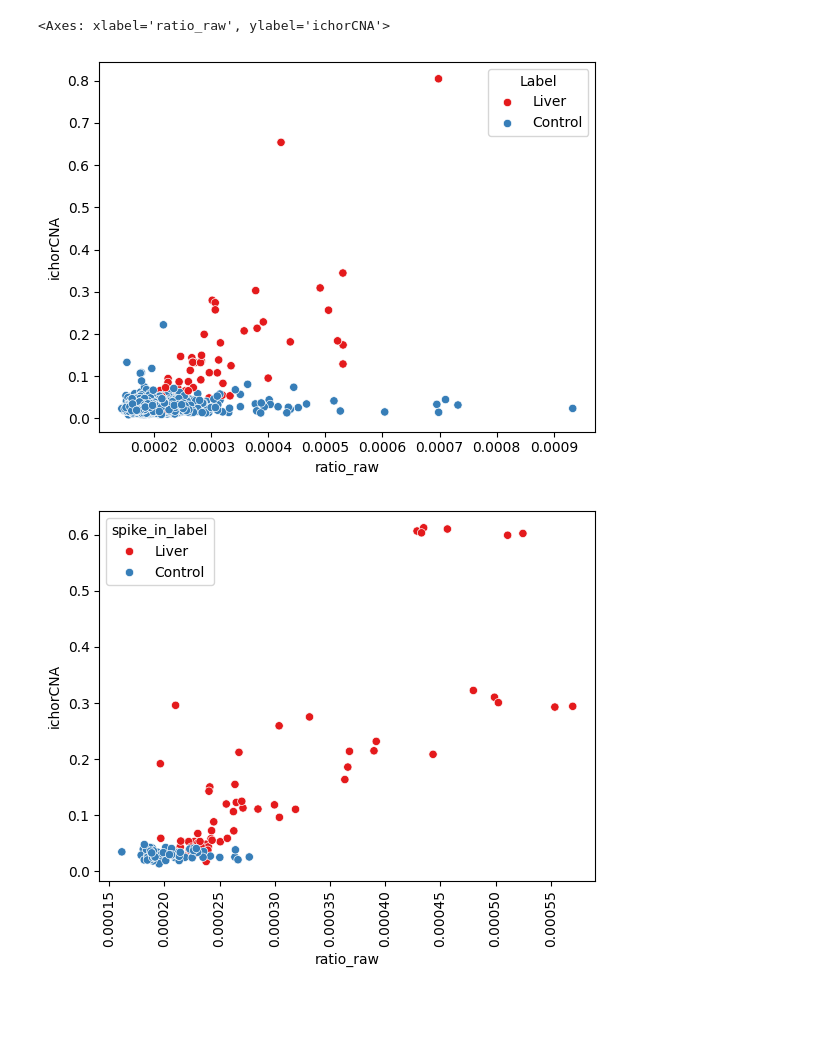
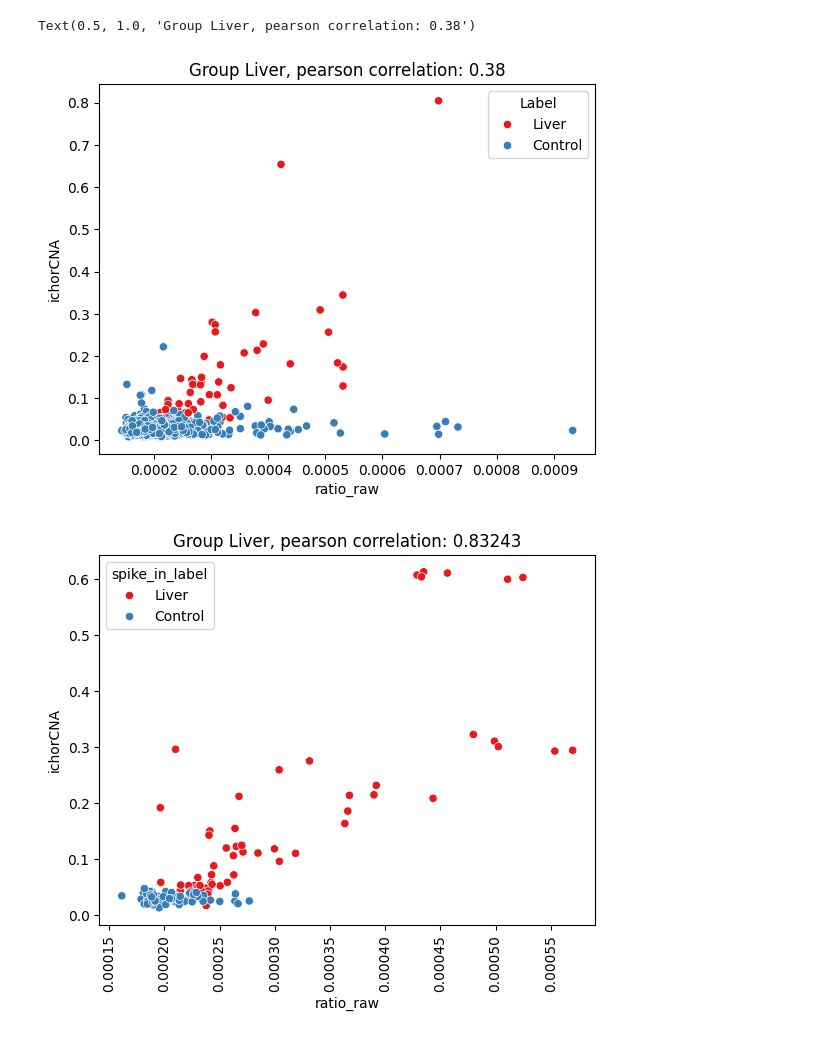
Before and after one commit to hieunguyen4193/tmd_features, a Jupyter notebook: TF01_pre_analysis.ipynb, the cells around one changed output. Drawn from its saved outputs; the diff is of its cells as text; code cells hidden in the pictures; blank space fills up the shorter version.

```diff
--- a/TF01_pre_analysis.ipynb
+++ b/TF01_pre_analysis.ipynb
@@ -74,14 +74,19 @@ tf_maindf["spike_in_ratio"] = tf_maindf["spike_in"].apply(lambda x: convert_rati
 maindf = candidf.merge(ichorcnadf, right_on = "SampleID", left_on = "SampleID")
 # %%
 maindf['Label'] = pd.Categorical(maindf['Label'], categories=[input_cancer_class, "Control"])
+pearson_corr = scipy.stats.pearsonr(maindf[selected_candi_features], maindf["ichorCNA"])[0]
 sns.scatterplot(data = maindf, x = selected_candi_features, y = "ichorCNA", hue = "Label", palette = "Set1")
+plt.title(f"Group {input_cancer_class}, pearson correlation: {pearson_corr:.5f}")
 # %% [output]
-<Axes: xlabel='ratio_raw', ylabel='ichorCNA'>
+Text(0.5, 1.0, 'Group Liver, pearson correlation: 0.38')
-[figure, old version]
+[figure, new version]
 # %%
+tf_maindf['Label'] = pd.Categorical(tf_maindf['Label'], categories=[input_cancer_class, "Control"])
+pearson_corr = scipy.stats.pearsonr(tf_maindf[selected_candi_features], tf_maindf["ichorCNA"])[0]
 sns.scatterplot(data = tf_maindf, x = selected_candi_features, y = "ichorCNA", hue = "spike_in_label", palette = "Set1")
 plt.xticks(rotation = 90)
+plt.title(f"Group {input_cancer_class}, pearson correlation: {pearson_corr:.5f}")
 plt.show()
 # %% [output]
-[figure, old version]
+[figure, new version]
 # %%
```
Also changed, not shown: parts of 4 cells of this notebook.
